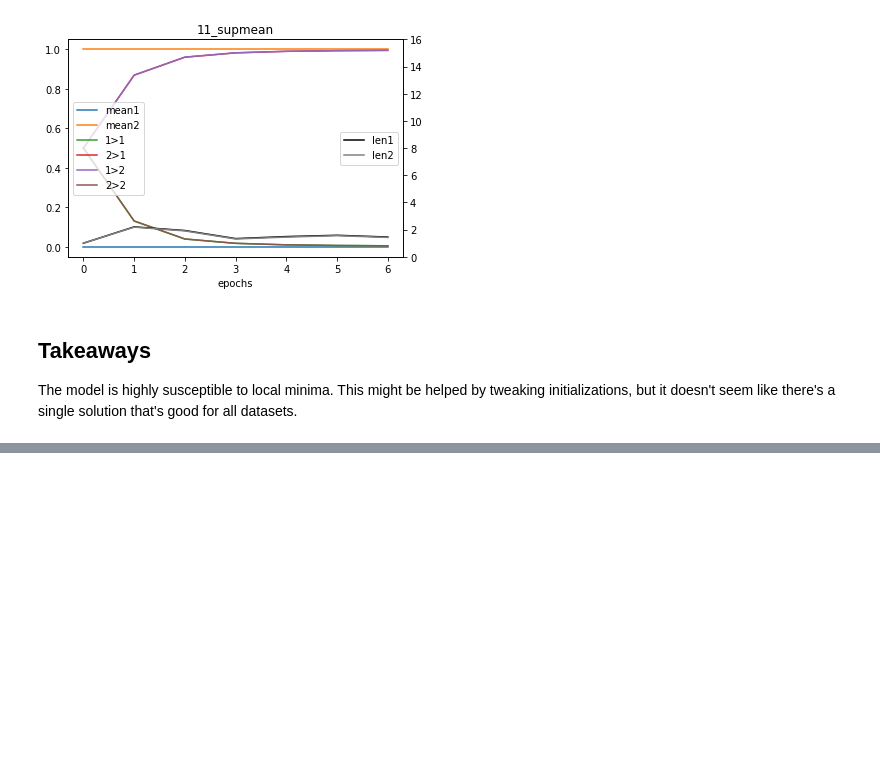
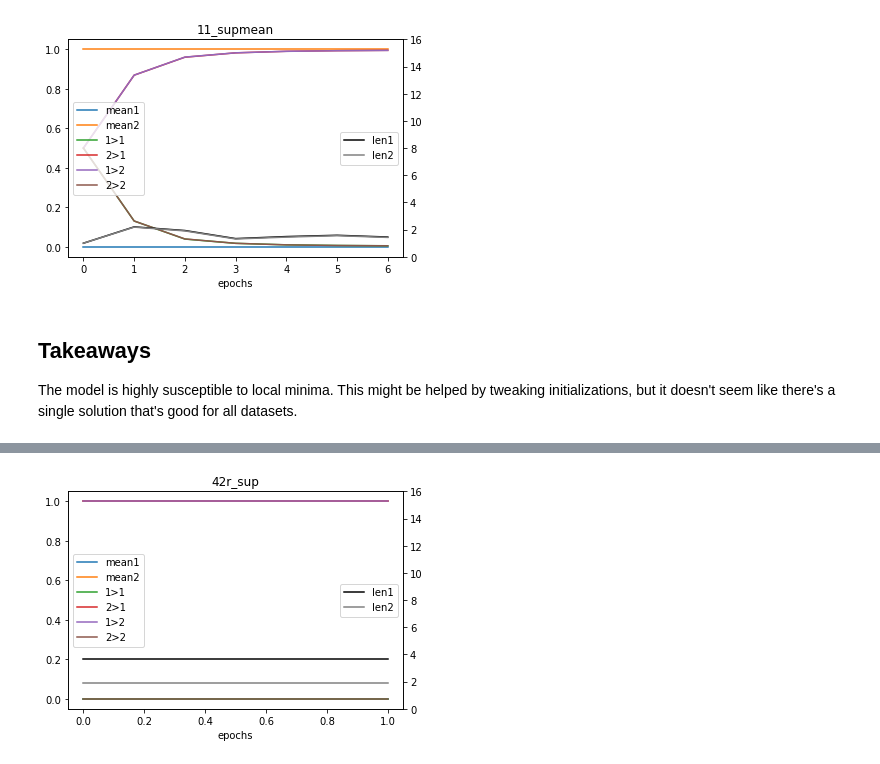
Before and after one commit to dylanebert/hsmm, a Jupyter notebook: unit_tests.ipynb, the cells around one changed output, grey strips where cells are left out. Cells and saved outputs as stored; diff of their text form; code cells hidden in the pictures; blank space fills up the shorter version.

```diff
--- a/unit_tests.ipynb
+++ b/unit_tests.ipynb
@@ -201,0 +223,6 @@ More nbc-like
+# %%
+#supervised
+#succeeds
+plot_params('42r_sup')
+# %% [output]
+[figure, added]
```
Also changed, not shown: parts of 15 cells of this notebook, 20 other files.
